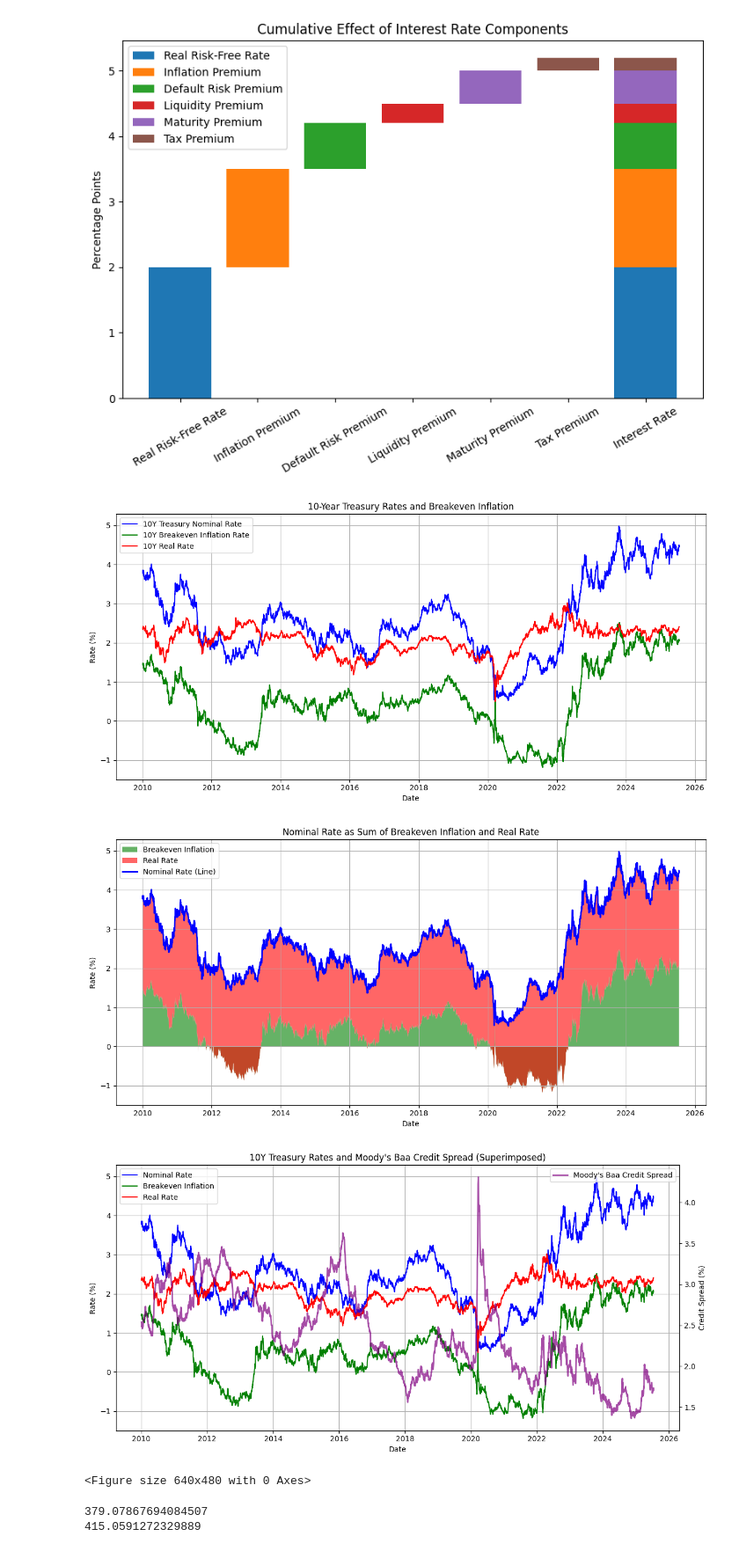
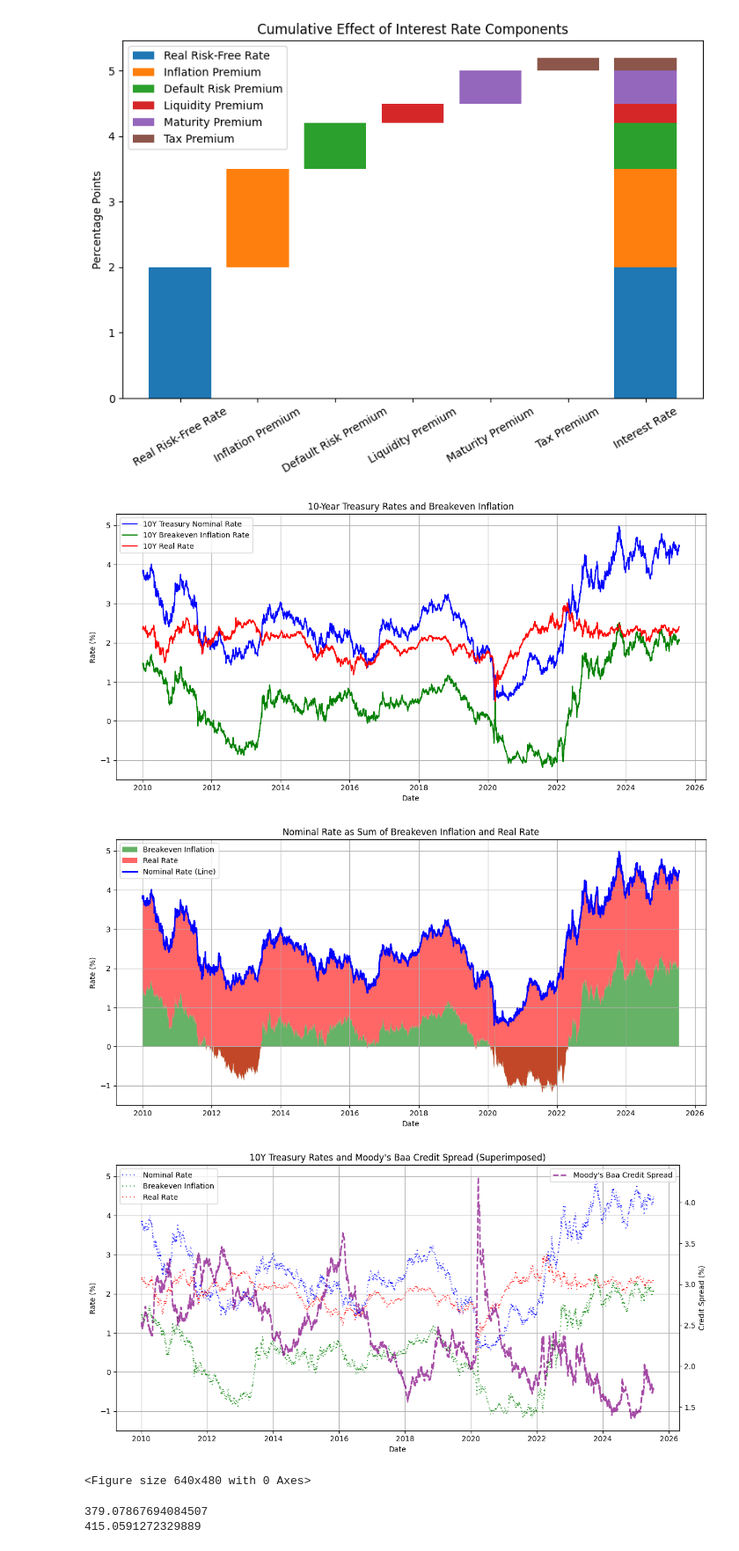
Before and after one commit to Python-Financial-Analyst/pyfian_dev, a Jupyter notebook: notebooks/fixed_income/00_economics_of_interest_rates.ipynb, the cells around one changed output. Shown at 88% size. Cells and saved outputs as stored; diff of their text form; code cells hidden in the pictures.

Commit message:
Added credit spread

```diff
--- a/notebooks/fixed_income/00_economics_of_interest_rates.ipynb
+++ b/notebooks/fixed_income/00_economics_of_interest_rates.ipynb
@@ -161,39 +161,41 @@ def plot_combined_subplots(data):
     # Superimposed plot with twin y-axis (Nominal, Breakeven, Real + Credit Spread)
     fig, ax1 = plt.subplots(figsize=(12, 6))
 
+    custom_dotted = (0, (0.5, 3))
+
     # Left y-axis: Nominal, Breakeven, Real
-    ax1.plot(data.index, data['Nominal_Rate'], label='Nominal Rate', color='blue')
-    ax1.plot(data.index, data['Breakeven_Inflation'], label='Breakeven Inflation', color='green')
-    ax1.plot(data.index, data['Real_Rate'], label='Real Rate', color='red')
+    ax1.plot(data.index, data['Nominal_Rate'], label='Nominal Rate', color='blue', linestyle=custom_dotted)
+    ax1.plot(data.index, data['Breakeven_Inflation'], label='Breakeven Inflation', color='green', linestyle=custom_dotted)
+    ax1.plot(data.index, data['Real_Rate'], label='Real Rate', color='red', linestyle=custom_dotted)
     ax1.set_ylabel('Rate (%)')
     ax1.set_xlabel('Date')
     ax1.legend(loc='upper left')
     ax1.grid(True)
 
     # Right y-axis: Credit Spread
     ax2 = ax1.twinx()
-    ax2.plot(data.index, data['Credit_Spread'], label="Moody's Baa Credit Spread", color='purple', linewidth=2, alpha=0.7)
+    ax2.plot(data.index, data['Credit_Spread'], label="Moody's Baa Credit Spread", color='purple', linewidth=2, alpha=0.7, linestyle='--')
     ax2.set_ylabel('Credit Spread (%)')
     ax2.legend(loc='upper right')
 
     plt.title('10Y Treasury Rates and Moody\'s Baa Credit Spread (Superimposed)')
     plt.tight_layout()
     plt.show()
 
 
     plt.tight_layout()
     plt.show()
 
 # Ejecutar
 data = download_and_prepare()
 
 plot_rates(data)
 plot_stacked_area(data)
 plot_combined_subplots(data)
 # %% [output]
 [figure]
 [figure]
-[figure, old version]
+[figure, new version]
 <Figure size 640x480 with 0 Axes>
 # %%
 from pyfian.time_value.present_value import present_value_annuity
```
